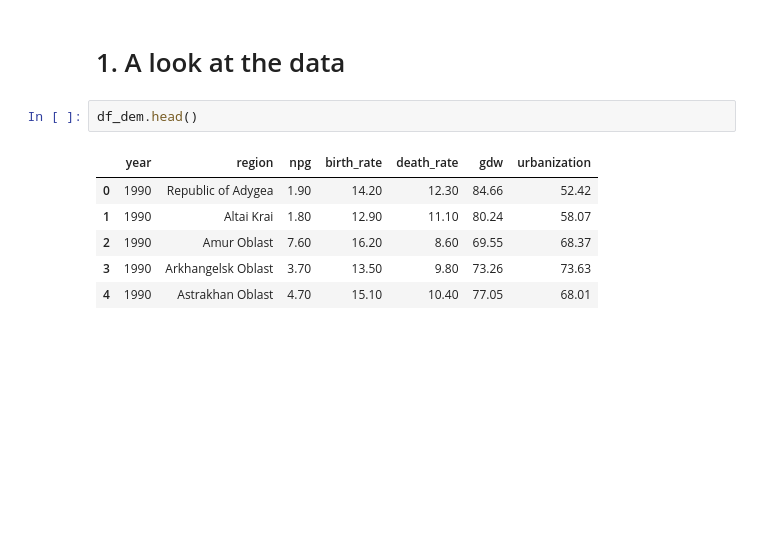
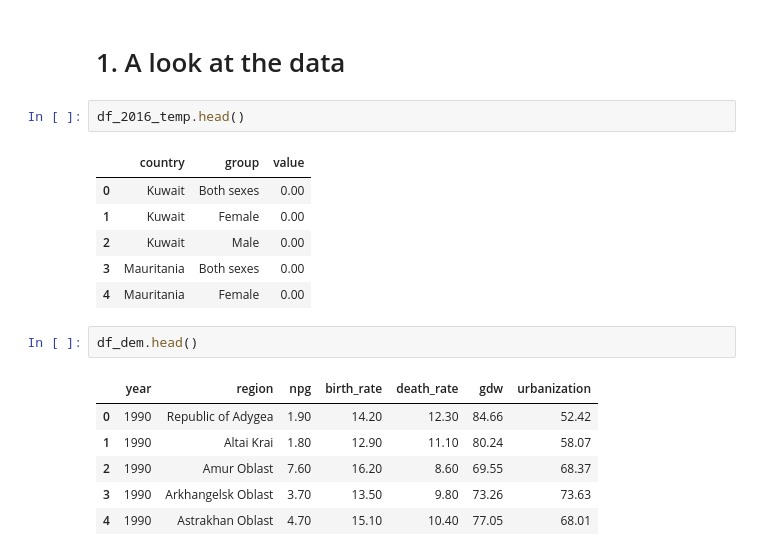
Before and after one commit to michaeltosic/alcohol-in-russia, a Jupyter notebook: russian-demographics-and-alcohol.ipynb, the cells around one changed output. Drawn from its saved outputs; the diff is of its cells as text; blank space fills up the shorter version.

```diff
--- a/russian-demographics-and-alcohol.ipynb
+++ b/russian-demographics-and-alcohol.ipynb
@@ -12,5 +22,14 @@ df_dem = pd.read_csv('./russian_demography.csv')
 # %% [markdown]
 # 1. A look at the data
+# %%
+df_2016_temp.head()
+# %% [output]
+|  | country | group | value |
+| 0 | Kuwait | Both sexes | 0.00 |
+| 1 | Kuwait | Female | 0.00 |
+| 2 | Kuwait | Male | 0.00 |
+| 3 | Mauritania | Both sexes | 0.00 |
+| 4 | Mauritania | Female | 0.00 |
 # %%
 df_dem.head()
 # %% [output]
```
Also changed, not shown: parts of 30 cells of this notebook, 2 other files.
